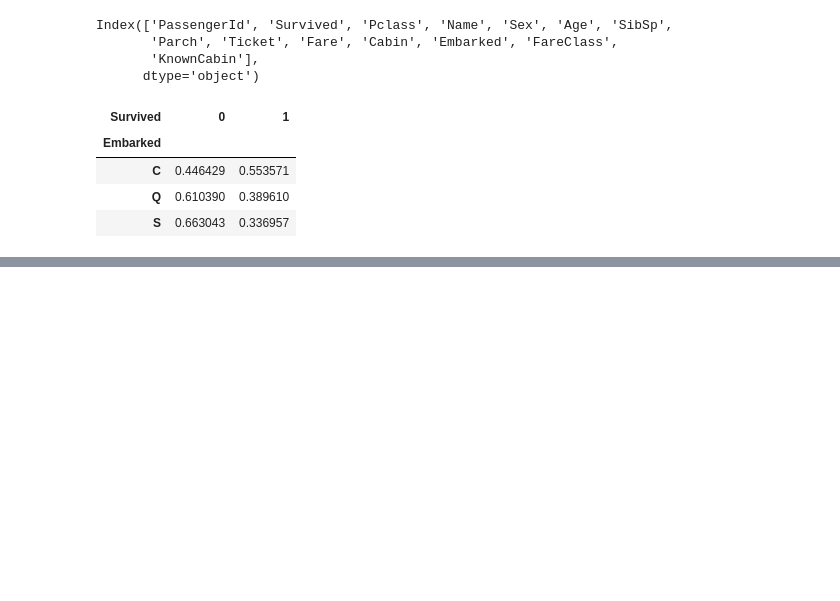
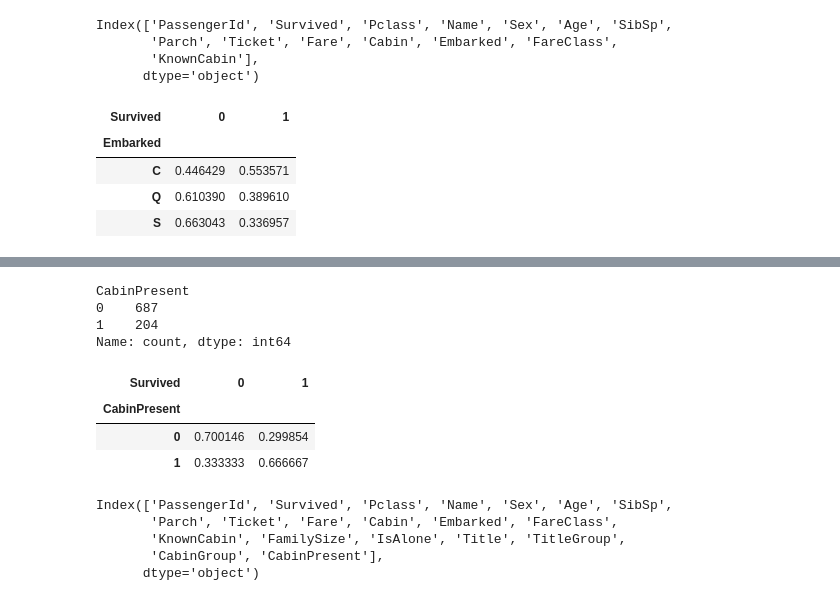
Before and after one commit to andreas-hackl/titanic, a Jupyter notebook: 00-first_look.ipynb, the cells around one changed output, grey strips where cells are left out. Saved outputs shown, nothing was run; the diff lists cells and outputs as text; code cells hidden in the pictures; blank space fills up the shorter version.

```diff
--- a/00-first_look.ipynb
+++ b/00-first_look.ipynb
@@ -253,0 +301,3 @@ pd.crosstab(td['Embarked'], td['Survived'], normalize='index').style.background_
+# %%
+td["CabinGroup"] = td["Cabin"].str[0].fillna("U")  # take first letter of cabin
+td['CabinGroup'].value_counts()
@@ -253,0 +316,23 @@ pd.crosstab(td['Embarked'], td['Survived'], normalize='index').style.background_
+# %%
+td['CabinPresent'] = (td['Cabin'].notna()).astype(int)
+td['CabinPresent'].value_counts()
+# %% [output]
+CabinPresent
+0    687
+1    204
+Name: count, dtype: int64
+# %%
+pd.crosstab(td['CabinPresent'], td['Survived'], normalize='index').style.background_gradient(cmap='summer_r')
+# %% [output]
+| Survived | 0 | 1 |
+| CabinPresent |  |  |
+| 0 | 0.700146 | 0.299854 |
+| 1 | 0.333333 | 0.666667 |
+# %%
+td.columns
+# %% [output]
+Index(['PassengerId', 'Survived', 'Pclass', 'Name', 'Sex', 'Age', 'SibSp',
+       'Parch', 'Ticket', 'Fare', 'Cabin', 'Embarked', 'FareClass',
+       'KnownCabin', 'FamilySize', 'IsAlone', 'Title', 'TitleGroup',
+       'CabinGroup', 'CabinPresent'],
+      dtype='object')
```
Also changed, not shown: parts of 9 cells of this notebook, 15 other files.
